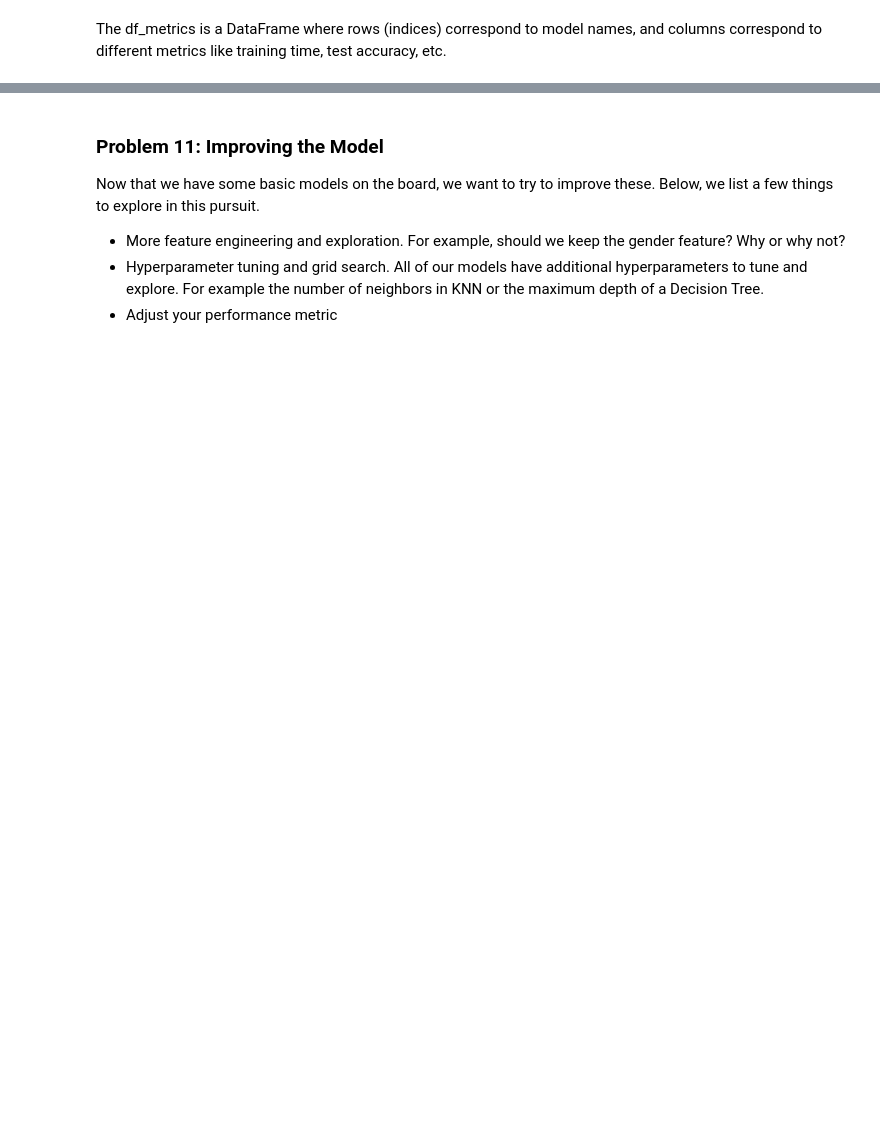
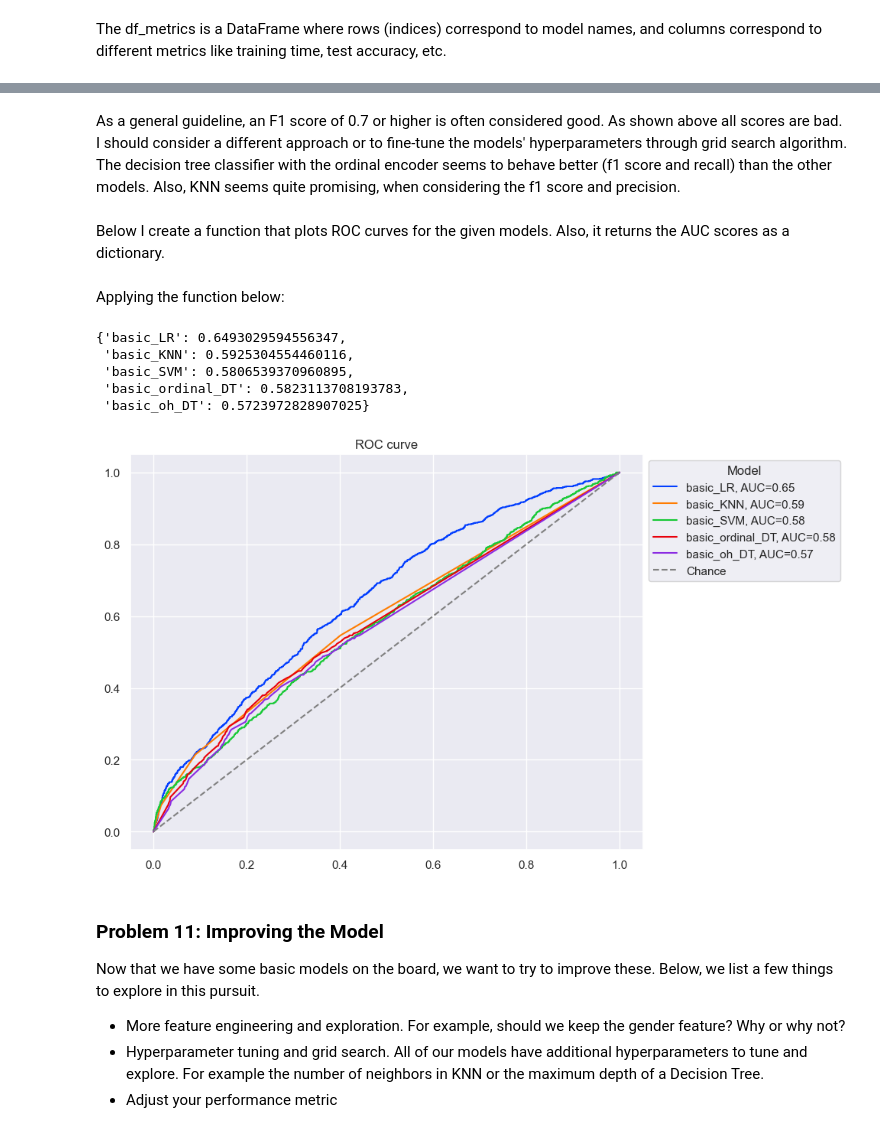
Before and after one commit to vtsou359/BankMarketing_ComparingClassifiers, a Jupyter notebook: bank_marketing.ipynb, the cells around one changed output, grey strips where cells are left out. Saved outputs shown, nothing was run; the diff lists cells and outputs as text; code cells hidden in the pictures; blank space fills up the shorter version.

```diff
--- a/bank_marketing.ipynb
+++ b/bank_marketing.ipynb
@@ -860,3 +860,7 @@ for column in df_metrics_no_LR.columns:
 [figure]
 [figure]
 [figure]
+# %% [markdown]
+As a general guideline, an F1 score of 0.7 or higher is often considered good. As shown above all scores are bad. I should consider a different approach or to fine-tune the models' hyperparameters through grid search algorithm. The decision tree classifier with the ordinal encoder seems to behave better (f1 score and recall) than the other models. Also, KNN seems quite promising, when considering the f1 score and precision.
+# %% [markdown]
+Below I create a function that plots ROC curves for the given models. Also, it returns the AUC scores as a dictionary.
@@ -863,3 +908,22 @@ for column in df_metrics_no_LR.columns:
+# %% [markdown]
+Applying the function below:
+# %%
+# List of models and their names
+models = [basic_LR, basic_KNN, basic_SVM, basic_ordinal_DT, basic_oh_DT]
+model_names = ['basic_LR', 'basic_KNN', 'basic_SVM', 'basic_ordinal_DT', 'basic_oh_DT']
+
+plot_roc_curves(models = models
+                ,X_test = X_test
+                ,y_test = y_test
+                ,model_names = model_names
+                )
+# %% [output]
+{'basic_LR': 0.6493029594556347,
+ 'basic_KNN': 0.5925304554460116,
+ 'basic_SVM': 0.5806539370960895,
+ 'basic_ordinal_DT': 0.5823113708193783,
+ 'basic_oh_DT': 0.5723972828907025}
+[figure, added]
 # %% [markdown]
 ### Problem 11: Improving the Model
 
```
Also changed, not shown: parts of 14 cells of this notebook.
